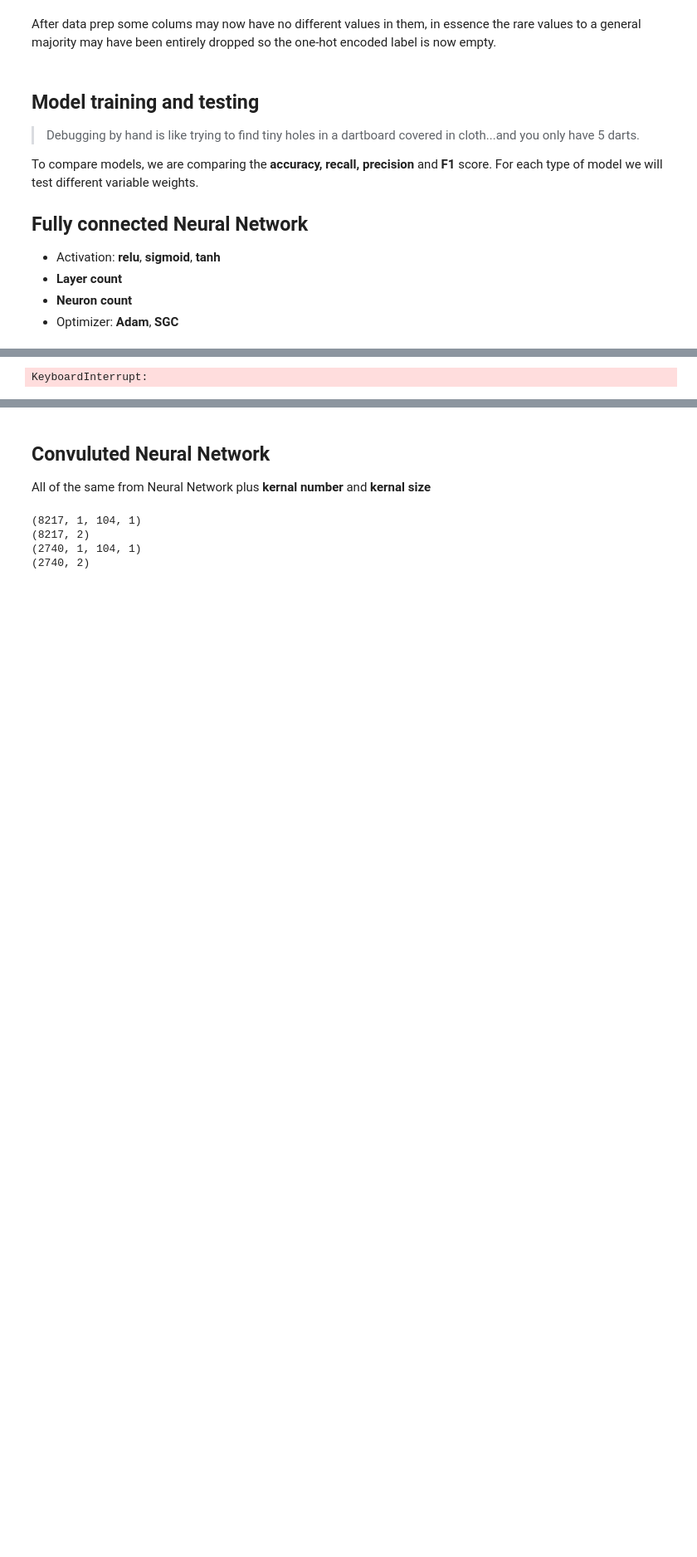
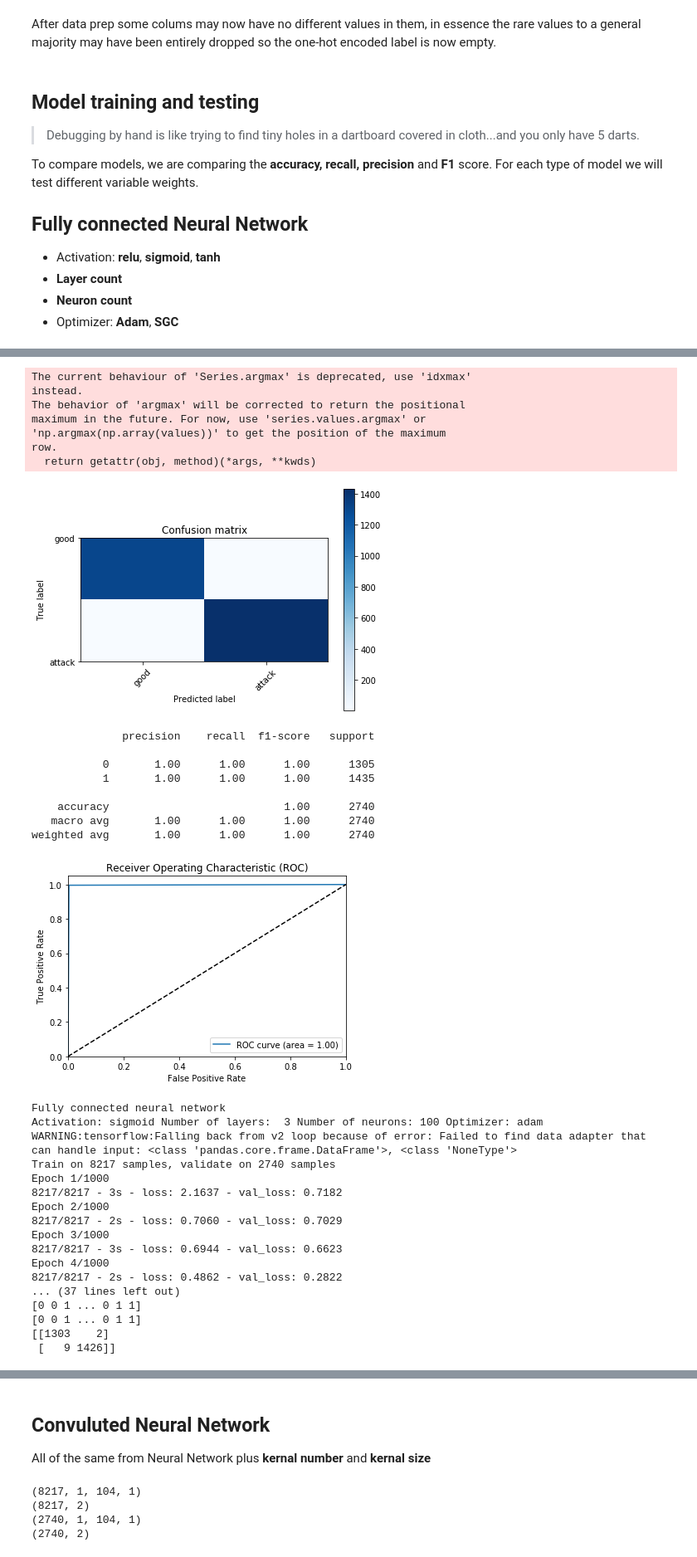
Before and after one commit to ace-english/csc180, a Jupyter notebook: a2/Ace_English_a2-Copy1.ipynb, the cells around one changed output, grey strips where cells are left out. Shown at 83% size. Drawn from its saved outputs; the diff is of its cells as text; code cells hidden in the pictures; blank space fills up the shorter version.

```diff
--- a/a2/Ace_English_a2-Copy1.ipynb
+++ b/a2/Ace_English_a2-Copy1.ipynb
@@ -437,48 +437,48 @@ weighted avg       1.00      1.00      1.00      2740
 test_nn('relu',1,100,'adam',x_train,y_train,x_test,y_test)
 test_nn('sigmoid',1,100,'adam',x_train,y_train,x_test,y_test)
 test_nn('tanh',1,100,'adam',x_train,y_train,x_test,y_test)
-#sdg
-test_nn('relu',1,100,'sdg',x_train,y_train,x_test,y_test)
-test_nn('sigmoid',1,100,'sdg',x_train,y_train,x_test,y_test)
-test_nn('tanh',1,100,'sdg',x_train,y_train,x_test,y_test)
+#sgd
+test_nn('relu',1,100,'sgd',x_train,y_train,x_test,y_test)
+test_nn('sigmoid',1,100,'sgd',x_train,y_train,x_test,y_test)
+test_nn('tanh',1,100,'sgd',x_train,y_train,x_test,y_test)
 #layer count
 test_nn('relu',2,100,'adam',x_train,y_train,x_test,y_test)
 test_nn('sigmoid',2,100,'adam',x_train,y_train,x_test,y_test)
 test_nn('tanh',2,100,'adam',x_train,y_train,x_test,y_test)
-test_nn('relu',2,100,'sdg',x_train,y_train,x_test,y_test)
-test_nn('sigmoid',2,100,'sdg',x_train,y_train,x_test,y_test)
-test_nn('tanh',2,100,'sdg',x_train,y_train,x_test,y_test)
+test_nn('relu',2,100,'sgd',x_train,y_train,x_test,y_test)
+test_nn('sigmoid',2,100,'sgd',x_train,y_train,x_test,y_test)
+test_nn('tanh',2,100,'sgd',x_train,y_train,x_test,y_test)
 test_nn('relu',3,100,'adam',x_train,y_train,x_test,y_test)
 test_nn('sigmoid',3,100,'adam',x_train,y_train,x_test,y_test)
 test_nn('tanh',3,100,'adam',x_train,y_train,x_test,y_test)
-test_nn('relu',3,100,'sdg',x_train,y_train,x_test,y_test)
-test_nn('sigmoid',3,100,'sdg',x_train,y_train,x_test,y_test)
-test_nn('tanh',3,100,'sdg',x_train,y_train,x_test,y_test)
+test_nn('relu',3,100,'sgd',x_train,y_train,x_test,y_test)
+test_nn('sigmoid',3,100,'sgd',x_train,y_train,x_test,y_test)
+test_nn('tanh',3,100,'sgd',x_train,y_train,x_test,y_test)
 #neron count
 test_nn('relu',2,50,'adam',x_train,y_train,x_test,y_test)
 test_nn('sigmoid',2,50,'adam',x_train,y_train,x_test,y_test)
 test_nn('tanh',2,50,'adam',x_train,y_train,x_test,y_test)
-test_nn('relu',2,50,'sdg',x_train,y_train,x_test,y_test)
-test_nn('sigmoid',2,50,'sdg',x_train,y_train,x_test,y_test)
-test_nn('tanh',2,50,'sdg',x_train,y_train,x_test,y_test)
+test_nn('relu',2,50,'sgd',x_train,y_train,x_test,y_test)
+test_nn('sigmoid',2,50,'sgd',x_train,y_train,x_test,y_test)
+test_nn('tanh',2,50,'sgd',x_train,y_train,x_test,y_test)
 test_nn('relu',3,50,'adam',x_train,y_train,x_test,y_test)
 test_nn('sigmoid',3,50,'adam',x_train,y_train,x_test,y_test)
 test_nn('tanh',3,50,'adam',x_train,y_train,x_test,y_test)
-test_nn('relu',3,50,'sdg',x_train,y_train,x_test,y_test)
-test_nn('sigmoid',3,50,'sdg',x_train,y_train,x_test,y_test)
-test_nn('tanh',3,50,'sdg',x_train,y_train,x_test,y_test)
+test_nn('relu',3,50,'sgd',x_train,y_train,x_test,y_test)
+test_nn('sigmoid',3,50,'sgd',x_train,y_train,x_test,y_test)
+test_nn('tanh',3,50,'sgd',x_train,y_train,x_test,y_test)
 test_nn('relu',2,250,'adam',x_train,y_train,x_test,y_test)
 test_nn('sigmoid',2,250,'adam',x_train,y_train,x_test,y_test)
 test_nn('tanh',2,250,'adam',x_train,y_train,x_test,y_test)
-test_nn('relu',2,250,'sdg',x_train,y_train,x_test,y_test)
-test_nn('sigmoid',2,250,'sdg',x_train,y_train,x_test,y_test)
-test_nn('tanh',2,250,'sdg',x_train,y_train,x_test,y_test)
+test_nn('relu',2,250,'sgd',x_train,y_train,x_test,y_test)
+test_nn('sigmoid',2,250,'sgd',x_train,y_train,x_test,y_test)
+test_nn('tanh',2,250,'sgd',x_train,y_train,x_test,y_test)
 test_nn('relu',3,250,'adam',x_train,y_train,x_test,y_test)
 test_nn('sigmoid',3,250,'adam',x_train,y_train,x_test,y_test)
 test_nn('tanh',3,250,'adam',x_train,y_train,x_test,y_test)
-test_nn('relu',3,250,'sdg',x_train,y_train,x_test,y_test)
-test_nn('sigmoid',3,250,'sdg',x_train,y_train,x_test,y_test)
-test_nn('tanh',3,250,'sdg',x_train,y_train,x_test,y_test)
+test_nn('relu',3,250,'sgd',x_train,y_train,x_test,y_test)
+test_nn('sigmoid',3,250,'sgd',x_train,y_train,x_test,y_test)
+test_nn('tanh',3,250,'sgd',x_train,y_train,x_test,y_test)
 # %% [output]
 Fully connected neural network
 Activation: relu Number of layers:  3 Number of neurons: 100 Optimizer: adam
@@ -498 +500,34 @@ Epoch 6/1000
-KeyboardInterrupt:
+The current behaviour of 'Series.argmax' is deprecated, use 'idxmax'
+instead.
+The behavior of 'argmax' will be corrected to return the positional
+maximum in the future. For now, use 'series.values.argmax' or
+'np.argmax(np.array(values))' to get the position of the maximum
+row.
+  return getattr(obj, method)(*args, **kwds)
+[figure, added]
+              precision    recall  f1-score   support
+
+           0       1.00      1.00      1.00      1305
+           1       1.00      1.00      1.00      1435
+
+    accuracy                           1.00      2740
+   macro avg       1.00      1.00      1.00      2740
+weighted avg       1.00      1.00      1.00      2740
+[figure, added]
+Fully connected neural network
+Activation: sigmoid Number of layers:  3 Number of neurons: 100 Optimizer: adam
+WARNING:tensorflow:Falling back from v2 loop because of error: Failed to find data adapter that can handle input: <class 'pandas.core.frame.DataFrame'>, <class 'NoneType'>
+Train on 8217 samples, validate on 2740 samples
+Epoch 1/1000
+8217/8217 - 3s - loss: 2.1637 - val_loss: 0.7182
+Epoch 2/1000
+8217/8217 - 2s - loss: 0.7060 - val_loss: 0.7029
+Epoch 3/1000
+8217/8217 - 3s - loss: 0.6944 - val_loss: 0.6623
+Epoch 4/1000
+8217/8217 - 2s - loss: 0.4862 - val_loss: 0.2822
+... (37 lines left out)
+[0 0 1 ... 0 1 1]
+[0 0 1 ... 0 1 1]
+[[1303    2]
+ [   9 1426]]
```
Also changed, not shown: parts of 5 cells of this notebook, 6 other files.
